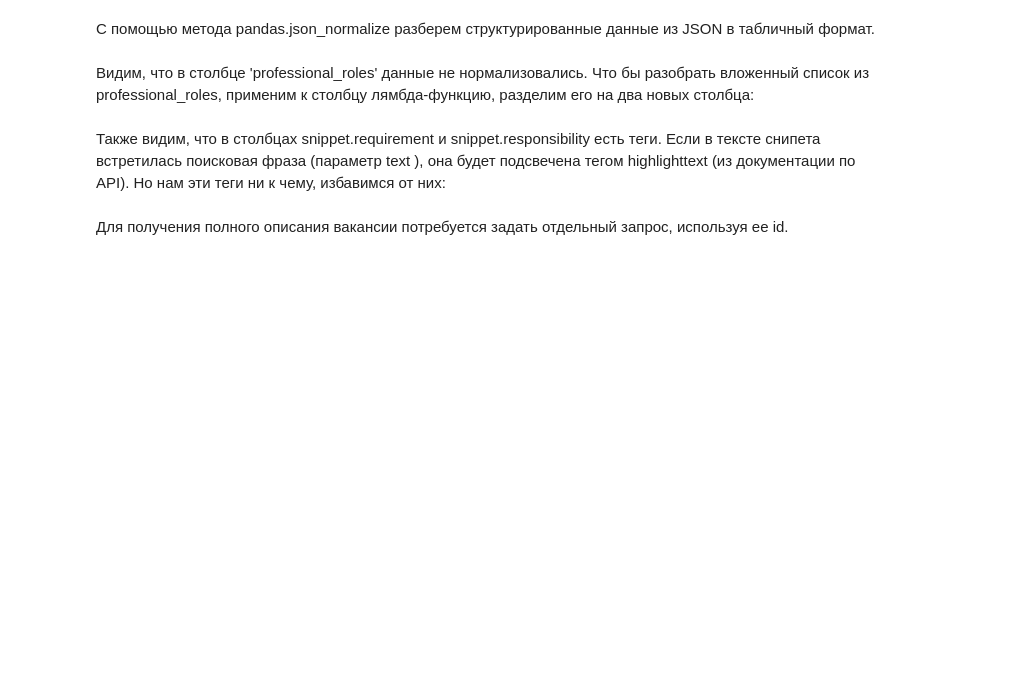
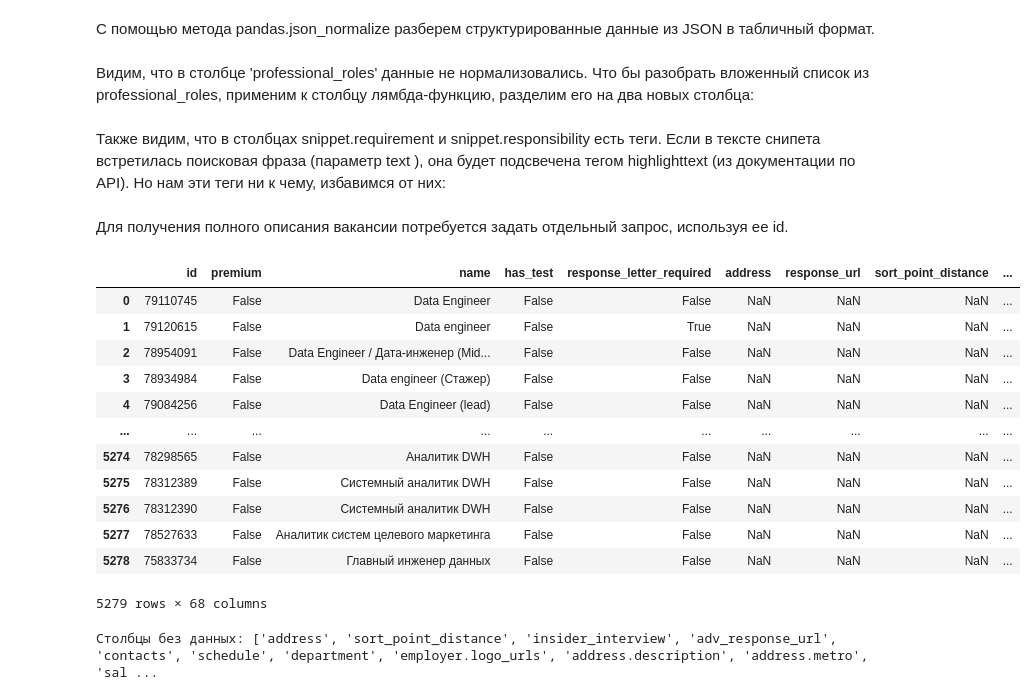
Before and after one commit to maima1810/hh_project, a Jupyter notebook: hh_project/ver2.ipynb, the cells around one changed output. Drawn from its saved outputs; the diff is of its cells as text; code cells hidden in the pictures; blank space fills up the shorter version.

```diff
--- a/hh_project/ver2.ipynb
+++ b/hh_project/ver2.ipynb
@@ -200,0 +203,25 @@ vacancy_info
+# %%
+df = pd.read_csv('data/data.csv')
+# %%
+df
+# %% [output]
+|  | id | premium | name | has_test | response_letter_required | address | response_url | sort_point_distance | ... |
+| 0 | 79110745 | False | Data Engineer | False | False | NaN | NaN | NaN | ... |
+| 1 | 79120615 | False | Data engineer | False | True | NaN | NaN | NaN | ... |
+| 2 | 78954091 | False | Data Engineer / Дата-инженер (Mid... | False | False | NaN | NaN | NaN | ... |
+| 3 | 78934984 | False | Data engineer (Стажер) | False | False | NaN | NaN | NaN | ... |
+| 4 | 79084256 | False | Data Engineer (lead) | False | False | NaN | NaN | NaN | ... |
+| ... | ... | ... | ... | ... | ... | ... | ... | ... | ... |
+| 5274 | 78298565 | False | Аналитик DWH | False | False | NaN | NaN | NaN | ... |
+| 5275 | 78312389 | False | Системный аналитик DWH | False | False | NaN | NaN | NaN | ... |
+| 5276 | 78312390 | False | Системный аналитик DWH | False | False | NaN | NaN | NaN | ... |
+| 5277 | 78527633 | False | Аналитик систем целевого маркетинга | False | False | NaN | NaN | NaN | ... |
+| 5278 | 75833734 | False | Главный инженер данных | False | False | NaN | NaN | NaN | ... |
+5279 rows × 68 columns
+# %%
+# Проверим, какие столбцы не содержат данные
+
+missing_cols = df.columns[df.isna().all()].tolist()
+print(f'Столбцы без данных: {missing_cols}')
+# %% [output]
+Столбцы без данных: ['address', 'sort_point_distance', 'insider_interview', 'adv_response_url', 'contacts', 'schedule', 'department', 'employer.logo_urls', 'address.description', 'address.metro', 'sal ...
```
Also changed, not shown: parts of 8 cells of this notebook, 2 other files.
